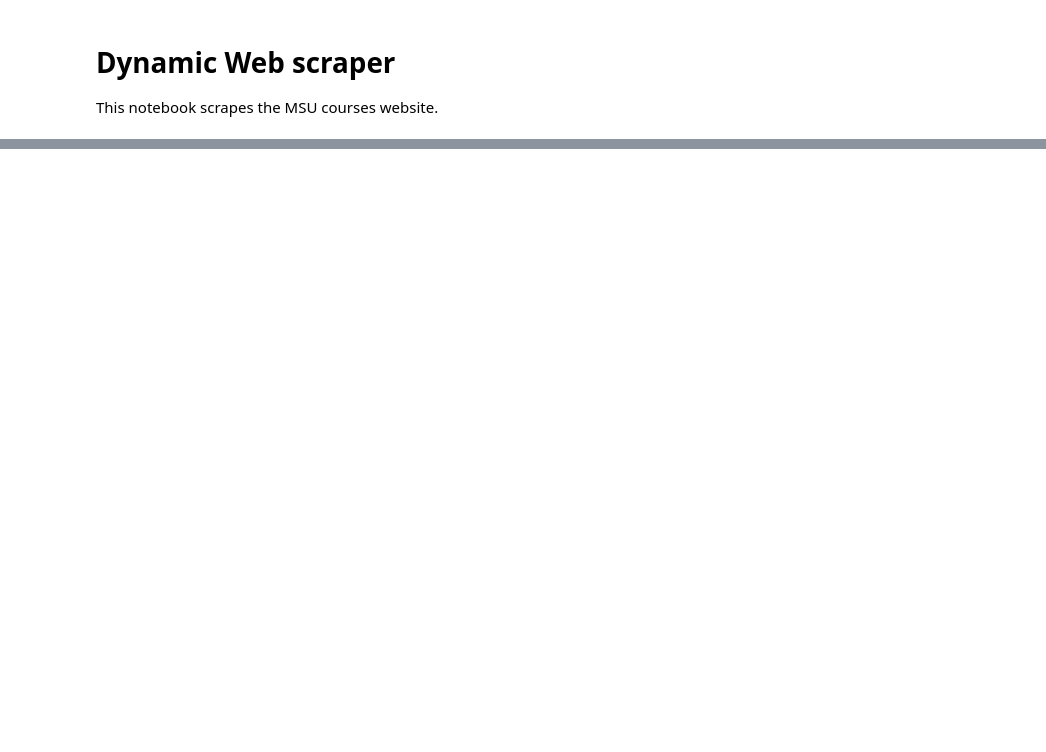
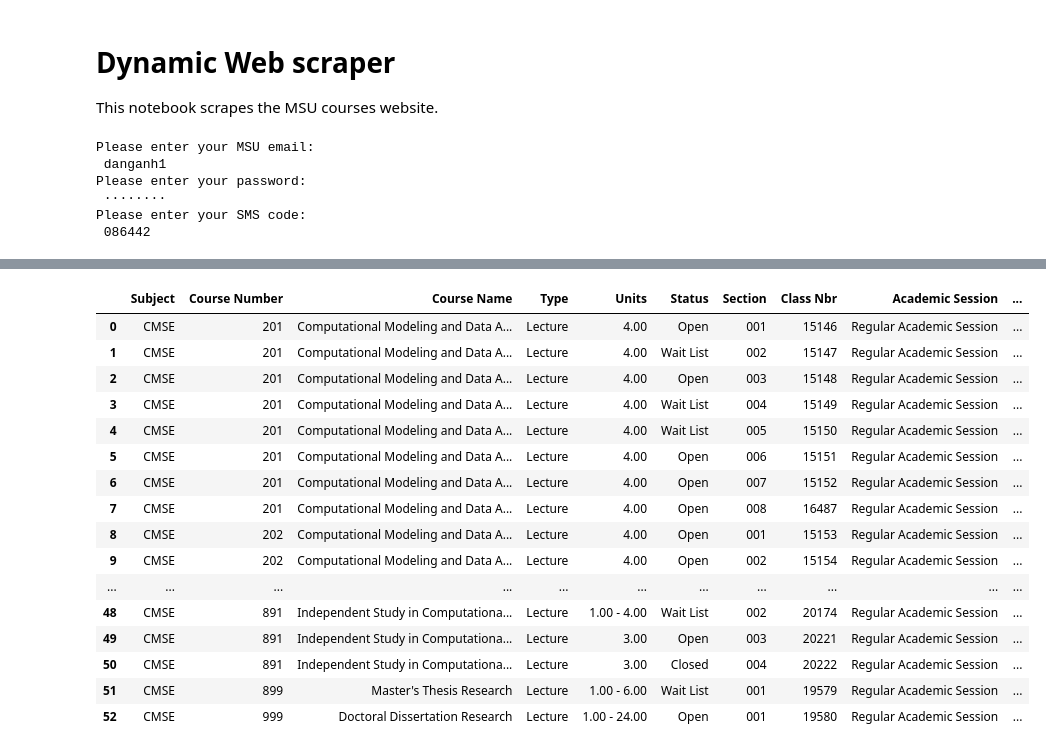
Before and after one commit to colbrydi/CMSEtech_ClassScraper, a Jupyter notebook: Dynamic_Scraper.ipynb, the cells around one changed output, grey strips where cells are left out. Saved outputs shown, nothing was run; the diff lists cells and outputs as text; code cells hidden in the pictures; blank space fills up the shorter version.

Commit message:
Condense notebook, most navigating is put into Login.py

```diff
--- a/Dynamic_Scraper.ipynb
+++ b/Dynamic_Scraper.ipynb
@@ -26,3 +23,17 @@ from Login import login_to_SIS
+# %%
+df = pd.read_csv('CMSE_Names.csv')
+driver = get_driver('Firefox')
+time.sleep(5)
+wait = WebDriverWait(driver, 10)
+login_to_SIS(driver)
+semesters_list, previous_semesters, current_semesters = get_semesters_list(driver)
+# %% [output]
+Please enter your MSU email:
+ danganh1
+Please enter your password:
+ ········
+Please enter your SMS code:
+ 086442
 # %%
 def add_info(driver, element):
     '''Function to add info from the breakout windows for each course
@@ -93,7 +104,7 @@ def add_info(driver, element):
     cancel_cmd="javascript:doUpdateParent(document.win9,'#ICCancel');"
     driver.execute_script(cancel_cmd); # Close the frame
     driver.switch_to.default_content(); # Switch to the main page
-    time.sleep(1) # More time for the driver to adjust
+    time.sleep(1.5) # More time for browser to adapt
 
     return [schedules, dates, locs, modes, names, emails, avails[0]]
 # %%
@@ -147,9 +158,7 @@ def reformat_courses_df(df):
     df['Dates'] = df['Dates'].apply(lambda x: x.replace("Approval Required", '').strip() if not pd.isna(x) else x)
     df['Status'] = df['Status'].str.replace('Reserved Capacity', '').str.strip()
 
-    #df['Dates'] = df['Dates'].str.replace('Approval Required', '').str.strip()
-    df['Course Name'] = df['Course Name'].str.replace('Cross-Listed', '').str.strip()
-    df['Course Name'] = df['Course Name'].str.replace('Approval Required', '').str.strip()
+    df['Course Name'] = df['Course Name'].str.replace(['Approval Required', 'Cross-Listed'], '').str.strip()
 
     df = df.drop(['Course', 'Schedule','Course Code'], axis=1)
     df = df[['Subject','Course Number','Course Name','Type','Units','Status',
@@ -168,43 +177,17 @@ def reformat_courses_df(df):
     return df
 # %%
 def scrape_by_semester(driver, search_semester):
-    try:
-        element = driver.find_element(By.ID, "PTNUI_LAND_REC_GROUPLET_LBL$1") # Click on Classes
-        element.click()
-        time.sleep(2)
-    except: # In case the website want to login again
-        element = driver.find_element(By.ID, 'loginUrl1') # Click on Login
-        element.click()
-        time.sleep(2)
-        element = driver.find_element(By.ID, "PTNUI_LAND_REC_GROUPLET_LBL$1")  # Click on Classes
-        element.click()
-        time.sleep(2)
-
-    try:
-        element = driver.find_element(By.ID, 'SCC_LO_FL_WRK_SCC_VIEW_BTN$2')  # Click on Class Search & Enroll
-        element.click()
-        time.sleep(2)
-    except:
-        pass # If there's no Class Search & Enroll, proceed
-
-    try: # If the semester is current
-        element = driver.find_element(By.LINK_TEXT, search_semester)
-        element.click()
-        time.sleep(2)
-    except: # If the semester is previous
-        element = driver.find_element(By.ID, "DERIVED_SSR_FL_SSR_CSTRMPRV_GRP")
-        element.click() # Click on 'Terms prior to ...'
-        time.sleep(1)
-        element = driver.find_element(By.LINK_TEXT, search_semester)
-        driver.execute_script("arguments[0].click();", element)
-        time.sleep(2)
-
+    switch_to_semester(driver, search_semester, previous_semesters)
     element = driver.find_element(By.ID, 'MSU_CLSRCH_WRK2_SUBJECT')
     element.send_keys("CMSE") #pick cmse for example
     url = f"javascript:submitAction_win9(document.win9,'MSU_CLSRCH_WRK_SSR_PB_SEARCH');"
     driver.execute_script(url); # Hit search
-    time.sleep(2)
+    wait.until(EC.element_to_be_clickable((By.ID, 'DESCR100$0_row_0')))
 
     df = get_info(driver)
     df = reformat_courses_df(df)
     return df
+
+df = scrape_by_semester(driver, 'Fall Semester 2024')
+df
+# %% [output]
@@ -210,0 +211,17 @@ def scrape_by_semester(driver, search_semester):
+|  | Subject | Course Number | Course Name | Type | Units | Status | Section | Class Nbr | Academic Session | ... |
+| 0 | CMSE | 201 | Computational Modeling and Data A... | Lecture | 4.00 | Open | 001 | 15146 | Regular Academic Session | ... |
+| 1 | CMSE | 201 | Computational Modeling and Data A... | Lecture | 4.00 | Wait List | 002 | 15147 | Regular Academic Session | ... |
+| 2 | CMSE | 201 | Computational Modeling and Data A... | Lecture | 4.00 | Open | 003 | 15148 | Regular Academic Session | ... |
+| 3 | CMSE | 201 | Computational Modeling and Data A... | Lecture | 4.00 | Wait List | 004 | 15149 | Regular Academic Session | ... |
+| 4 | CMSE | 201 | Computational Modeling and Data A... | Lecture | 4.00 | Wait List | 005 | 15150 | Regular Academic Session | ... |
+| 5 | CMSE | 201 | Computational Modeling and Data A... | Lecture | 4.00 | Open | 006 | 15151 | Regular Academic Session | ... |
+| 6 | CMSE | 201 | Computational Modeling and Data A... | Lecture | 4.00 | Open | 007 | 15152 | Regular Academic Session | ... |
+| 7 | CMSE | 201 | Computational Modeling and Data A... | Lecture | 4.00 | Open | 008 | 16487 | Regular Academic Session | ... |
+| 8 | CMSE | 202 | Computational Modeling and Data A... | Lecture | 4.00 | Open | 001 | 15153 | Regular Academic Session | ... |
+| 9 | CMSE | 202 | Computational Modeling and Data A... | Lecture | 4.00 | Open | 002 | 15154 | Regular Academic Session | ... |
+| ... | ... | ... | ... | ... | ... | ... | ... | ... | ... | ... |
+| 48 | CMSE | 891 | Independent Study in Computationa... | Lecture | 1.00 - 4.00 | Wait List | 002 | 20174 | Regular Academic Session | ... |
+| 49 | CMSE | 891 | Independent Study in Computationa... | Lecture | 3.00 | Open | 003 | 20221 | Regular Academic Session | ... |
+| 50 | CMSE | 891 | Independent Study in Computationa... | Lecture | 3.00 | Closed | 004 | 20222 | Regular Academic Session | ... |
+| 51 | CMSE | 899 | Master's Thesis Research | Lecture | 1.00 - 6.00 | Wait List | 001 | 19579 | Regular Academic Session | ... |
+| 52 | CMSE | 999 | Doctoral Dissertation Research | Lecture | 1.00 - 24.00 | Open | 001 | 19580 | Regular Academic Session | ... |
```
Also changed, not shown: parts of 5 cells of this notebook, 1 other file.
